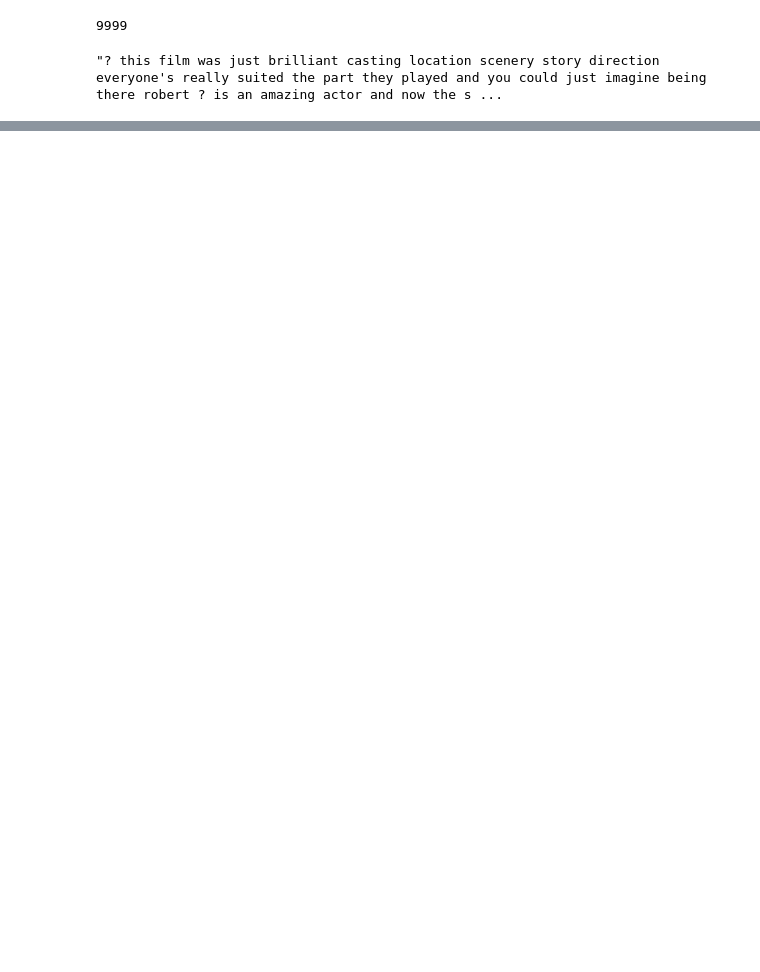
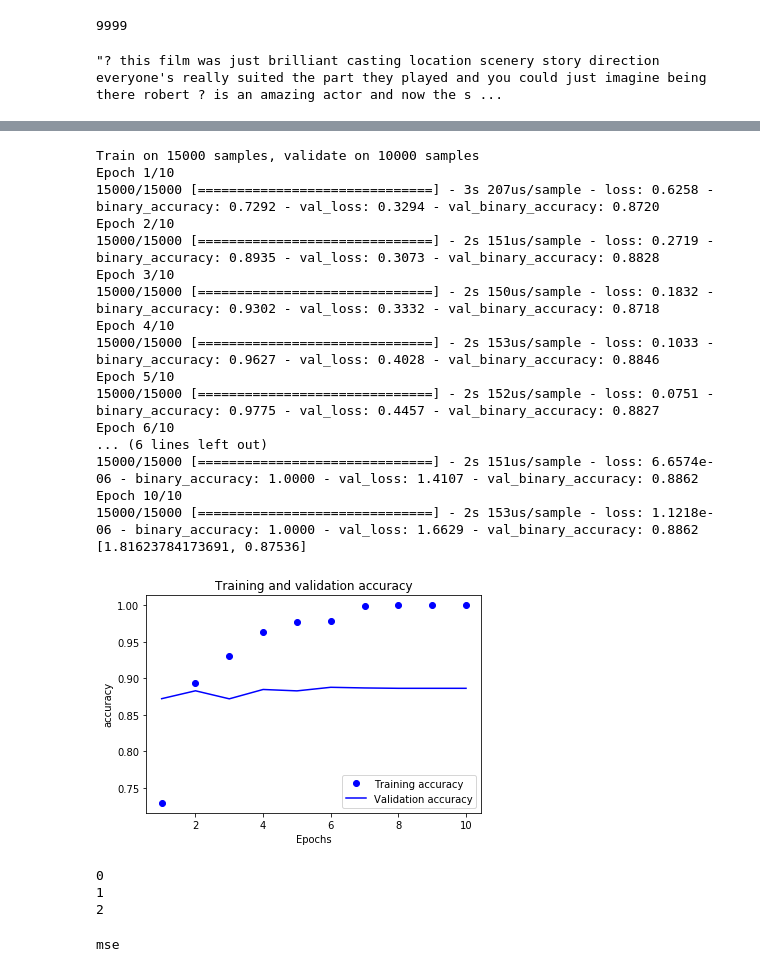
Before and after one commit to MichalGasiorowski/ml-playground, a Jupyter notebook: notebook/keras-test.ipynb, the cells around one changed output, grey strips where cells are left out. Drawn from its saved outputs; the diff is of its cells as text; code cells hidden in the pictures; blank space fills up the shorter version.

```diff
--- a/notebook/keras-test.ipynb
+++ b/notebook/keras-test.ipynb
@@ -75,0 +237,64 @@ Epoch 1/20
+# %%
+def test_hyperparameters(parameters):
+    loss_function = parameters['loss_function']
+    dense_layer_count = parameters['dense_layer_count']
+    hidden_units = parameters['hidden_units']
+    activation_function = parameters['activation_function']
+    batch_size = parameters.get('batch_size') or 512
+    lr = parameters.get('lr') or 0.001
+
+    model = models.Sequential()
+    model.add(layers.Dense(hidden_units, activation=activation_function, input_shape=(10000,)))
+    for _ in range(dense_layer_count - 1):
+        model.add(layers.Dense(hidden_units, activation=activation_function))
+
+    model.add(layers.Dense(1, activation='sigmoid'))
+
+    #model.compile(optimizer='rmsprop', loss='binary_crossentropy', metrics=['accuracy'])
+
+    model.compile(optimizer=optimizers.RMSprop(lr=lr),
+                  loss=loss_function, metrics=[metrics.binary_accuracy])
+
+    history = model.fit(partial_x_train, partial_y_train,
+                   epochs=10, batch_size=batch_size, validation_data=(x_val, y_val))
+
+    history_dict = history.history
+    results = model.evaluate(x_test, y_test, verbose=0)
+
+    print(results)
+    plot_accuracy(history_dict)
+# %%
+parameters = {'loss_function' : 'binary_crossentropy', 'dense_layer_count':6,
+              'hidden_units' : 256, 'activation_function': 'relu', 'batch_size': 512, 'lr': 0.01}
+test_hyperparameters(parameters)
+# %% [output]
+Train on 15000 samples, validate on 10000 samples
+Epoch 1/10
+15000/15000 [==============================] - 3s 207us/sample - loss: 0.6258 - binary_accuracy: 0.7292 - val_loss: 0.3294 - val_binary_accuracy: 0.8720
+Epoch 2/10
+15000/15000 [==============================] - 2s 151us/sample - loss: 0.2719 - binary_accuracy: 0.8935 - val_loss: 0.3073 - val_binary_accuracy: 0.8828
+Epoch 3/10
+15000/15000 [==============================] - 2s 150us/sample - loss: 0.1832 - binary_accuracy: 0.9302 - val_loss: 0.3332 - val_binary_accuracy: 0.8718
+Epoch 4/10
+15000/15000 [==============================] - 2s 153us/sample - loss: 0.1033 - binary_accuracy: 0.9627 - val_loss: 0.4028 - val_binary_accuracy: 0.8846
+Epoch 5/10
+15000/15000 [==============================] - 2s 152us/sample - loss: 0.0751 - binary_accuracy: 0.9775 - val_loss: 0.4457 - val_binary_accuracy: 0.8827
+Epoch 6/10
+... (6 lines left out)
+15000/15000 [==============================] - 2s 151us/sample - loss: 6.6574e-06 - binary_accuracy: 1.0000 - val_loss: 1.4107 - val_binary_accuracy: 0.8862
+Epoch 10/10
+15000/15000 [==============================] - 2s 153us/sample - loss: 1.1218e-06 - binary_accuracy: 1.0000 - val_loss: 1.6629 - val_binary_accuracy: 0.8862
+[1.81623784173691, 0.87536]
+[figure, added]
+# %%
+for i in range(3):
+    print(i)
+# %% [output]
+0
+1
+2
+# %%
+aa = {'loss_function' : 'mse', 'dense_layer_count':3, 'hidden_units' : 16, 'activation_function': 'relu'}
+print(aa['loss_function'])
+# %% [output]
+mse
```
Also changed, not shown: parts of 9 cells of this notebook.
